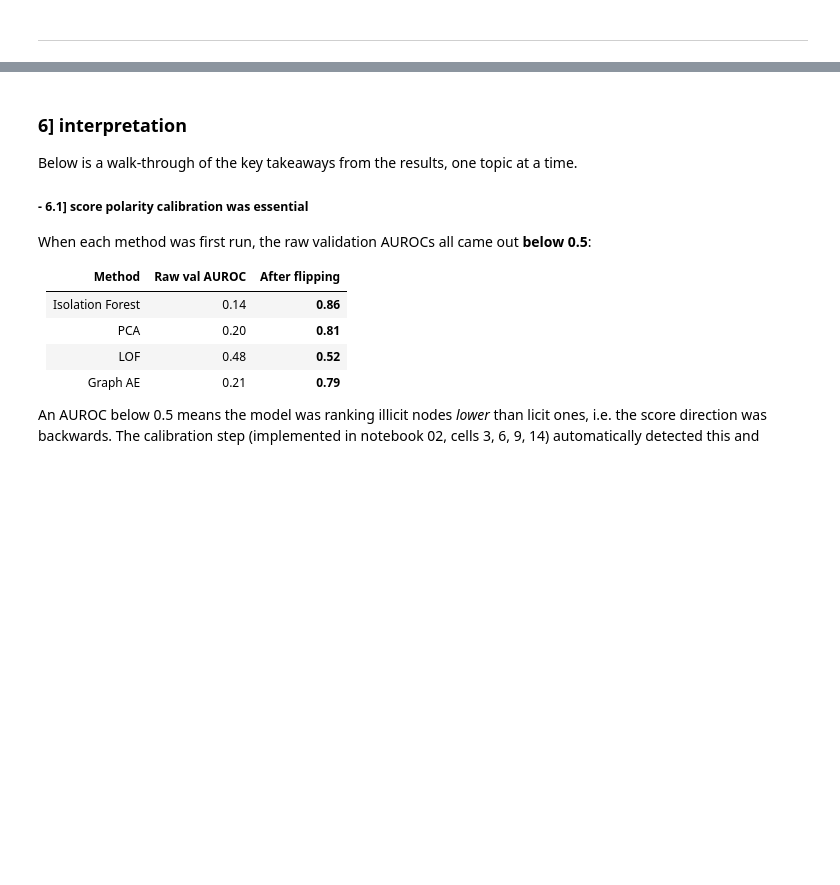
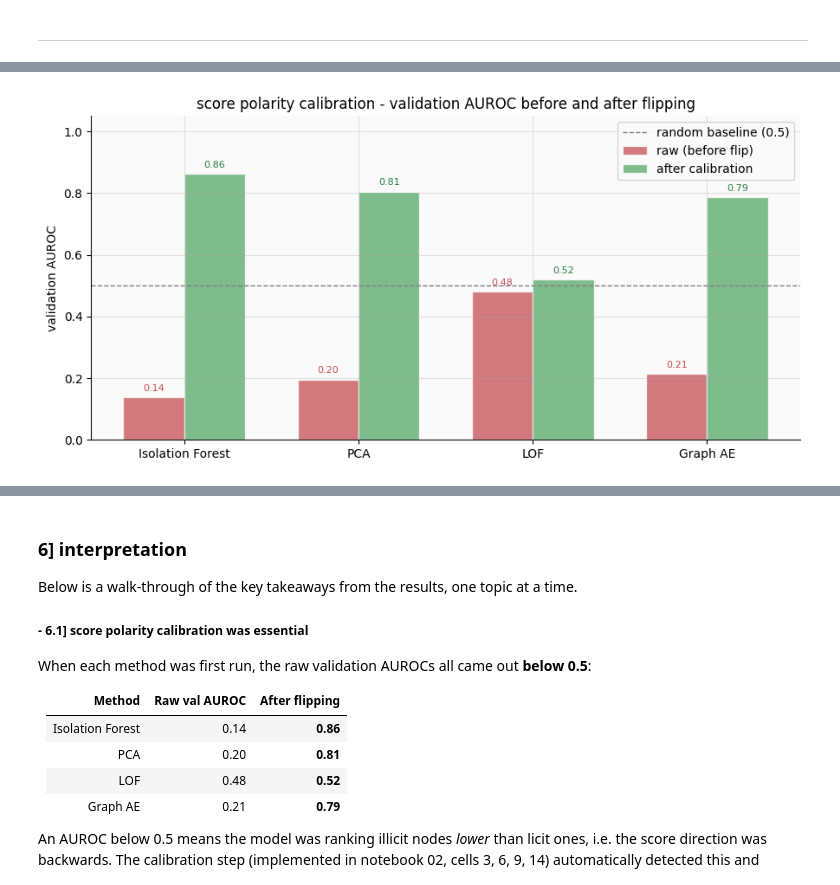
Before and after one commit to saaachis/unsupervised-graph-fraud-detection-bitcoin, a Jupyter notebook: notebooks/03_report_and_interpretation.ipynb, the cells around one changed output, grey strips where cells are left out. Cells and saved outputs as stored; diff of their text form; code cells hidden in the pictures; blank space fills up the shorter version.

```diff
--- a/notebooks/03_report_and_interpretation.ipynb
+++ b/notebooks/03_report_and_interpretation.ipynb
@@ -263,0 +402,33 @@ plt.show()
+# %%
+methods_cal = ['Isolation Forest', 'PCA', 'LOF', 'Graph AE']
+raw_aurocs = [0.1373, 0.1950, 0.4804, 0.2141]
+cal_aurocs = [0.8627, 0.8050, 0.5196, 0.7859]
+
+x_pos = np.arange(len(methods_cal))
+width = 0.35
+
+fig, ax = plt.subplots(figsize=(9, 4.5))
+bars1 = ax.bar(x_pos - width/2, raw_aurocs, width, label='raw (before flip)',
+               color='#c44e52', alpha=0.75, edgecolor='white')
+bars2 = ax.bar(x_pos + width/2, cal_aurocs, width, label='after calibration',
+               color='#55a868', alpha=0.75, edgecolor='white')
+
+ax.axhline(0.5, color='gray', ls='--', lw=1, label='random baseline (0.5)')
+
+for bar in bars1:
+    ax.text(bar.get_x() + bar.get_width()/2, bar.get_height() + 0.015,
+            f'{bar.get_height():.2f}', ha='center', va='bottom', fontsize=8, color='#c44e52')
+for bar in bars2:
+    ax.text(bar.get_x() + bar.get_width()/2, bar.get_height() + 0.015,
+            f'{bar.get_height():.2f}', ha='center', va='bottom', fontsize=8, color='#2a7f3f')
+
+ax.set_xticks(x_pos)
+ax.set_xticklabels(methods_cal)
+ax.set_ylabel('validation AUROC')
+ax.set_title('score polarity calibration - validation AUROC before and after flipping')
+ax.set_ylim(0, 1.05)
+ax.legend()
+plt.tight_layout()
+plt.show()
+# %% [output]
+[figure, added]
```
Also changed, not shown: parts of 18 cells of this notebook.
